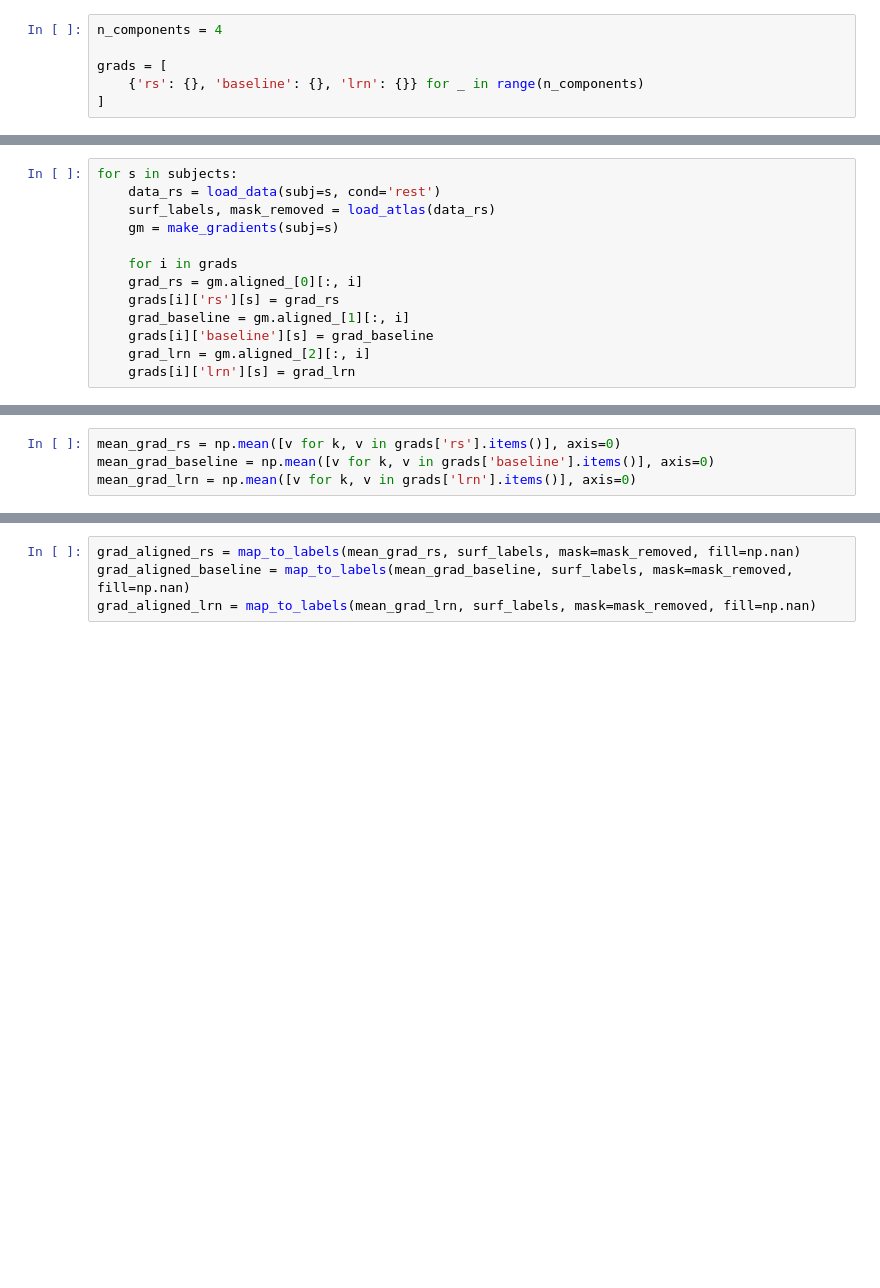
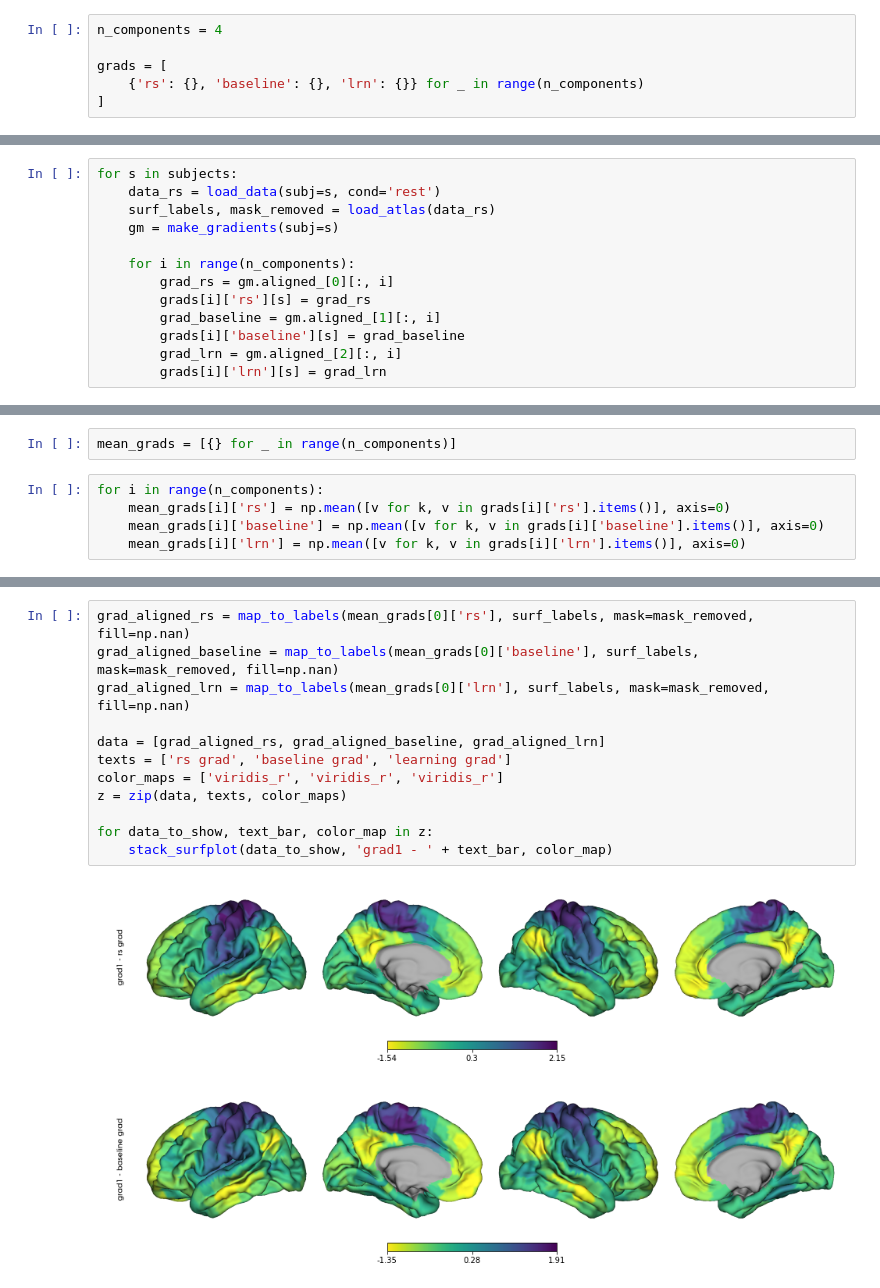
Before and after one commit to qniksefat/gradecc, a Jupyter notebook: mean_gradients.ipynb, the cells around one changed output, grey strips where cells are left out. Drawn from its saved outputs; the diff is of its cells as text; blank space fills up the shorter version.

Commit message:
hmm visualizations were not available

```diff
--- a/mean_gradients.ipynb
+++ b/mean_gradients.ipynb
@@ -20,10 +17,10 @@ for s in subjects:
     surf_labels, mask_removed = load_atlas(data_rs)
     gm = make_gradients(subj=s)
 
-    for i in grads
-    grad_rs = gm.aligned_[0][:, i]
-    grads[i]['rs'][s] = grad_rs
-    grad_baseline = gm.aligned_[1][:, i]
-    grads[i]['baseline'][s] = grad_baseline
-    grad_lrn = gm.aligned_[2][:, i]
-    grads[i]['lrn'][s] = grad_lrn
+    for i in range(n_components):
+        grad_rs = gm.aligned_[0][:, i]
+        grads[i]['rs'][s] = grad_rs
+        grad_baseline = gm.aligned_[1][:, i]
+        grads[i]['baseline'][s] = grad_baseline
+        grad_lrn = gm.aligned_[2][:, i]
+        grads[i]['lrn'][s] = grad_lrn
@@ -32,4 +27,7 @@ KeyboardInterrupt:
+# %%
+mean_grads = [{} for _ in range(n_components)]
 # %%
-mean_grad_rs = np.mean([v for k, v in grads['rs'].items()], axis=0)
-mean_grad_baseline = np.mean([v for k, v in grads['baseline'].items()], axis=0)
-mean_grad_lrn = np.mean([v for k, v in grads['lrn'].items()], axis=0)
+for i in range(n_components):
+    mean_grads[i]['rs'] = np.mean([v for k, v in grads[i]['rs'].items()], axis=0)
+    mean_grads[i]['baseline'] = np.mean([v for k, v in grads[i]['baseline'].items()], axis=0)
+    mean_grads[i]['lrn'] = np.mean([v for k, v in grads[i]['lrn'].items()], axis=0)
@@ -36,4 +41,15 @@ mean_grad_lrn = np.mean([v for k, v in grads['lrn'].items()], axis=0)
 # %%
-grad_aligned_rs = map_to_labels(mean_grad_rs, surf_labels, mask=mask_removed, fill=np.nan)
-grad_aligned_baseline = map_to_labels(mean_grad_baseline, surf_labels, mask=mask_removed, fill=np.nan)
-grad_aligned_lrn = map_to_labels(mean_grad_lrn, surf_labels, mask=mask_removed, fill=np.nan)
+grad_aligned_rs = map_to_labels(mean_grads[0]['rs'], surf_labels, mask=mask_removed, fill=np.nan)
+grad_aligned_baseline = map_to_labels(mean_grads[0]['baseline'], surf_labels, mask=mask_removed, fill=np.nan)
+grad_aligned_lrn = map_to_labels(mean_grads[0]['lrn'], surf_labels, mask=mask_removed, fill=np.nan)
+
+data = [grad_aligned_rs, grad_aligned_baseline, grad_aligned_lrn]
+texts = ['rs grad', 'baseline grad', 'learning grad']
+color_maps = ['viridis_r', 'viridis_r', 'viridis_r']
+z = zip(data, texts, color_maps)
+
+for data_to_show, text_bar, color_map in z:
+    stack_surfplot(data_to_show, 'grad1 - ' + text_bar, color_map)
+# %% [output]
+[figure, added]
+[figure, added]
```
Also changed, not shown: parts of 14 cells of this notebook, 1 other file.
